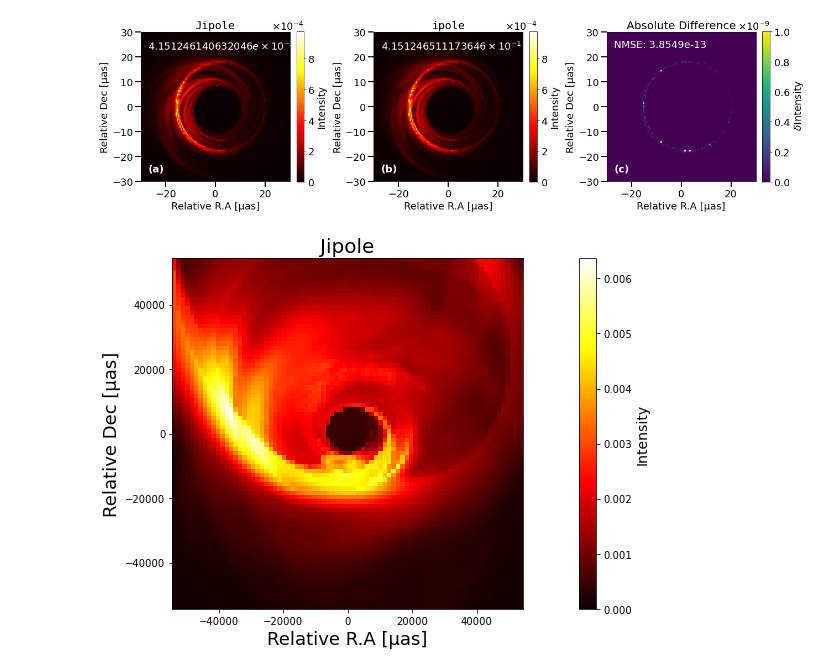
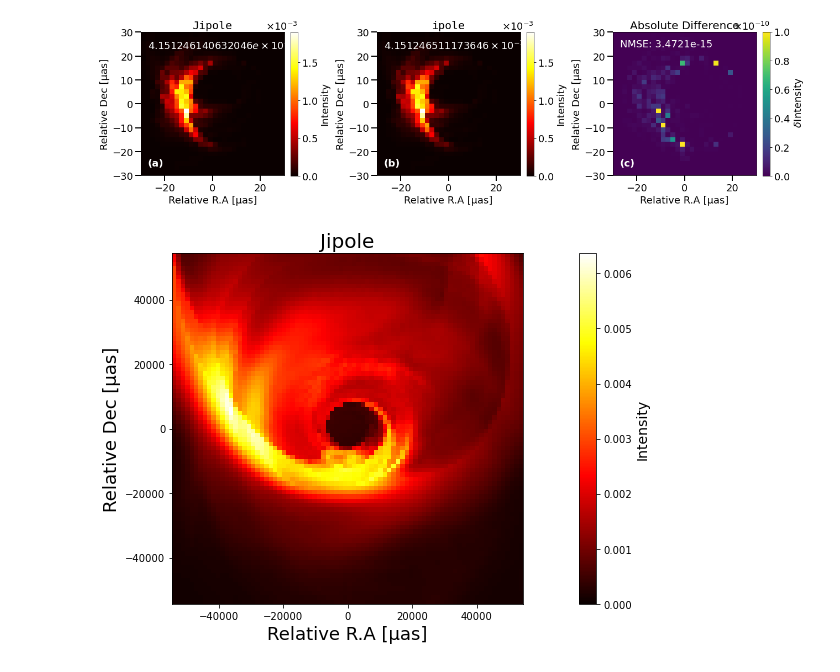
Before and after one commit to zzlphysics/Jipole, a Jupyter notebook: notebooks/Plotting_GRMHD_python.ipynb, the cells around one changed output. Drawn from its saved outputs; the diff is of its cells as text; code cells hidden in the pictures.

```diff
--- a/notebooks/Plotting_GRMHD_python.ipynb
+++ b/notebooks/Plotting_GRMHD_python.ipynb
@@ -31,7 +31,7 @@ def load_ipole_unpol(fname):
 
         return unpol_t, fov_muas, scale, evpa_0
 # %%
-Image1, _, _, _= load_ipole_unpol("../../ipole/image_POLCODECOMP_IPOLE_320.h5")
+Image1, _, _, _= load_ipole_unpol("../../ipole/image_POLCODECOMP_IPOLE_80.h5")
 # %%
 import numpy as np
 import matplotlib.pyplot as plt
@@ -136,7 +136,7 @@ ax3.set_aspect('equal')
 
 # Choose your manual limits (e.g., 0 to 1e-7)
 my_vmin = 0.0
-my_vmax = 1e-9
+my_vmax = 1e-10
 
 im3 = ax3.imshow(diff_img,
                  extent=[xlims[0], xlims[1], ylims[0], ylims[1]],
@@ -177,34 +177,34 @@ for cb in [cbar1, cbar2, cbar3]:
     formatter = ticker.ScalarFormatter(useMathText=True)
 
     # 2. Force scientific notation for all values
     formatter.set_scientific(True)
     formatter.set_powerlimits((0, 0)) # This forces 10^x even for small numbers
 
     # 3. Apply it to the colorbar axis
     cb.ax.yaxis.set_major_formatter(formatter)
 
     # 4. (Optional) Increase font size of that 10^x multiplier
     cb.ax.yaxis.get_offset_text().set_fontsize(18)
     cb.ax.tick_params(labelsize=18)
 
 # 1. Calculate NMSE
 # We use img2 (ipole) as the reference for normalization
 mse = np.sum((img1 - img2)**2)
 reference_energy = np.sum(img2**2)
 nmse = mse / reference_energy
 
 ax3.text(0.05, 0.95, f"NMSE: {nmse:.4e}",
          color='white',
          fontsize=18,
          transform=ax3.transAxes,
          verticalalignment='top')
 
 plt.tight_layout()
 plt.savefig("jipole_ipole_comparison.png", dpi=300, bbox_inches="tight")
 
 plt.show()
 # %% [output]
-[figure, old version]
+[figure, new version]
 # %%
 import numpy as np
 import matplotlib.pyplot as plt
```
Also changed, not shown: 15 other files.
